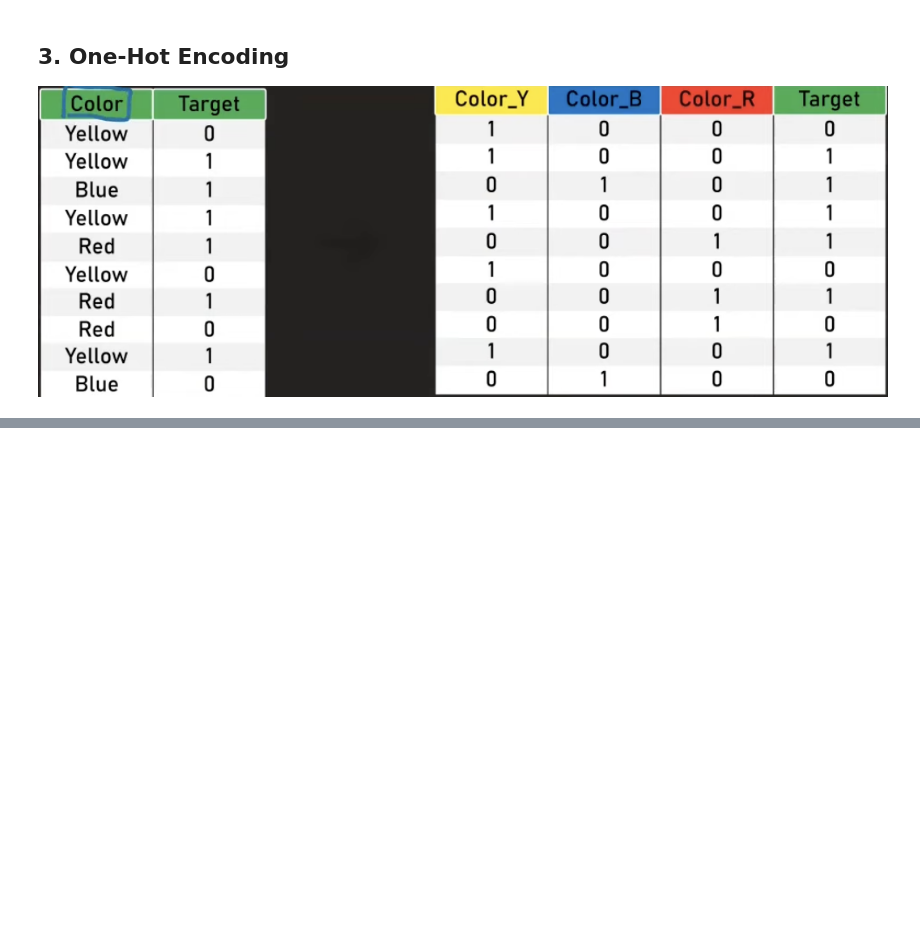
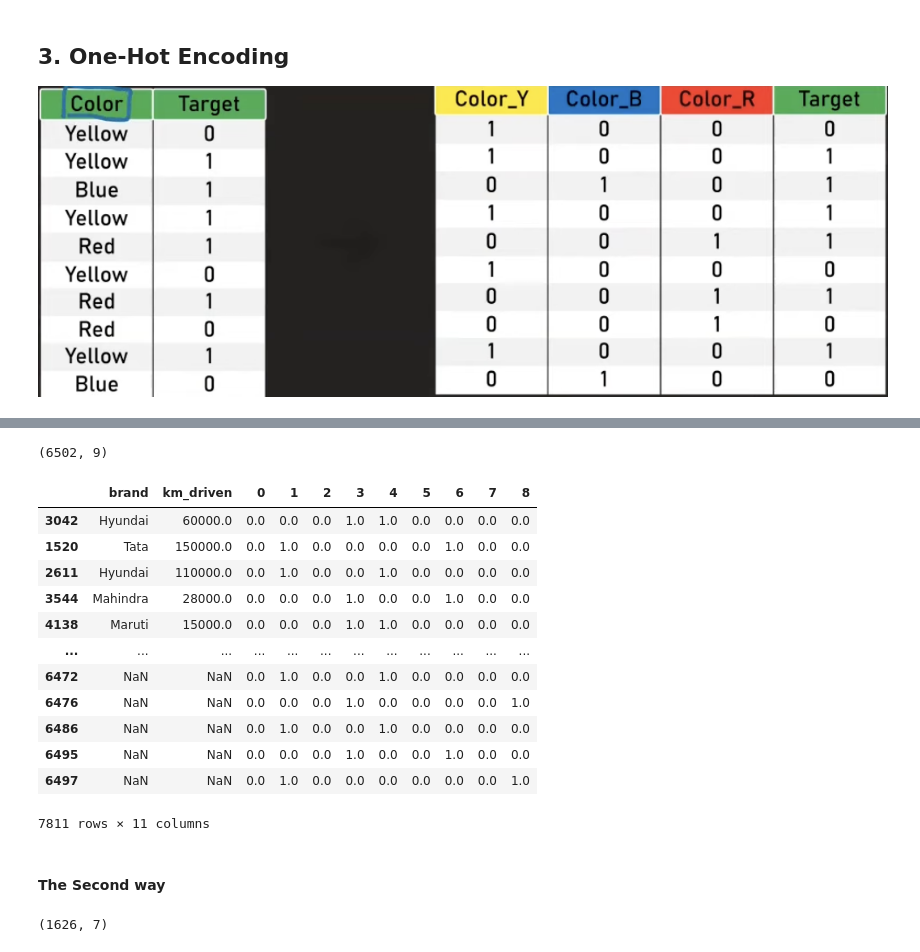
Before and after one commit to MitVinay/Machine-Learning, a Jupyter notebook: Feature-Engineering/Feature-transformation/Encoding-Categorical-Data/Encoding_Categorical_data.ipynb, the cells around one changed output, grey strips where cells are left out. Drawn from its saved outputs; the diff is of its cells as text; code cells hidden in the pictures; blank space fills up the shorter version.

```diff
--- a/Feature-Engineering/Feature-transformation/Encoding-Categorical-Data/Encoding_Categorical_data.ipynb
+++ b/Feature-Engineering/Feature-transformation/Encoding-Categorical-Data/Encoding_Categorical_data.ipynb
@@ -238,0 +245,6 @@ df2.shape
+# %%
+from sklearn.model_selection import train_test_split
+X_train, X_test, y_train, y_test = train_test_split(df.drop("selling_price", axis = 1),
+                                                            df['selling_price'],
+                                                              test_size = 0.2,
+                                                              random_state = 0)
@@ -238,0 +269,4 @@ df2.shape
+# %%
+ohe = OneHotEncoder()
+# %%
+ohe.fit(X_train[['fuel', 'owner']])
@@ -238,0 +275,4 @@ df2.shape
+# %%
+# The transformation is done to sparse matrix, So need to use toarray to change it to array.
+X_train_new = ohe.transform(X_train[['fuel', 'owner']]).toarray()
+X_test_new = ohe.transform(X_test[['fuel', 'owner']]).toarray()
@@ -238,0 +295,22 @@ df2.shape
+# %%
+pd.DataFrame(X_train_new).shape
+# %% [output]
+(6502, 9)
+# %%
+pd.concat([X_train[['brand', 'km_driven']], pd.DataFrame(X_train_new)], axis=1)
+# %% [output]
+|  | brand | km_driven | 0 | 1 | 2 | 3 | 4 | 5 | 6 | 7 | 8 |
+| 3042 | Hyundai | 60000.0 | 0.0 | 0.0 | 0.0 | 1.0 | 1.0 | 0.0 | 0.0 | 0.0 | 0.0 |
+| 1520 | Tata | 150000.0 | 0.0 | 1.0 | 0.0 | 0.0 | 0.0 | 0.0 | 1.0 | 0.0 | 0.0 |
+| 2611 | Hyundai | 110000.0 | 0.0 | 1.0 | 0.0 | 0.0 | 1.0 | 0.0 | 0.0 | 0.0 | 0.0 |
+| 3544 | Mahindra | 28000.0 | 0.0 | 0.0 | 0.0 | 1.0 | 0.0 | 0.0 | 1.0 | 0.0 | 0.0 |
+| 4138 | Maruti | 15000.0 | 0.0 | 0.0 | 0.0 | 1.0 | 1.0 | 0.0 | 0.0 | 0.0 | 0.0 |
+| ... | ... | ... | ... | ... | ... | ... | ... | ... | ... | ... | ... |
+| 6472 | NaN | NaN | 0.0 | 1.0 | 0.0 | 0.0 | 1.0 | 0.0 | 0.0 | 0.0 | 0.0 |
+| 6476 | NaN | NaN | 0.0 | 0.0 | 0.0 | 1.0 | 0.0 | 0.0 | 0.0 | 0.0 | 1.0 |
+| 6486 | NaN | NaN | 0.0 | 1.0 | 0.0 | 0.0 | 1.0 | 0.0 | 0.0 | 0.0 | 0.0 |
+| 6495 | NaN | NaN | 0.0 | 0.0 | 0.0 | 1.0 | 0.0 | 0.0 | 1.0 | 0.0 | 0.0 |
+| 6497 | NaN | NaN | 0.0 | 1.0 | 0.0 | 0.0 | 0.0 | 0.0 | 0.0 | 0.0 | 1.0 |
+7811 rows × 11 columns
+# %% [markdown]
+#### The Second way
@@ -238,0 +326,4 @@ df2.shape
+# %%
+X_test_new.shape
+# %% [output]
+(1626, 7)
```
Also changed, not shown: parts of 46 cells of this notebook.
